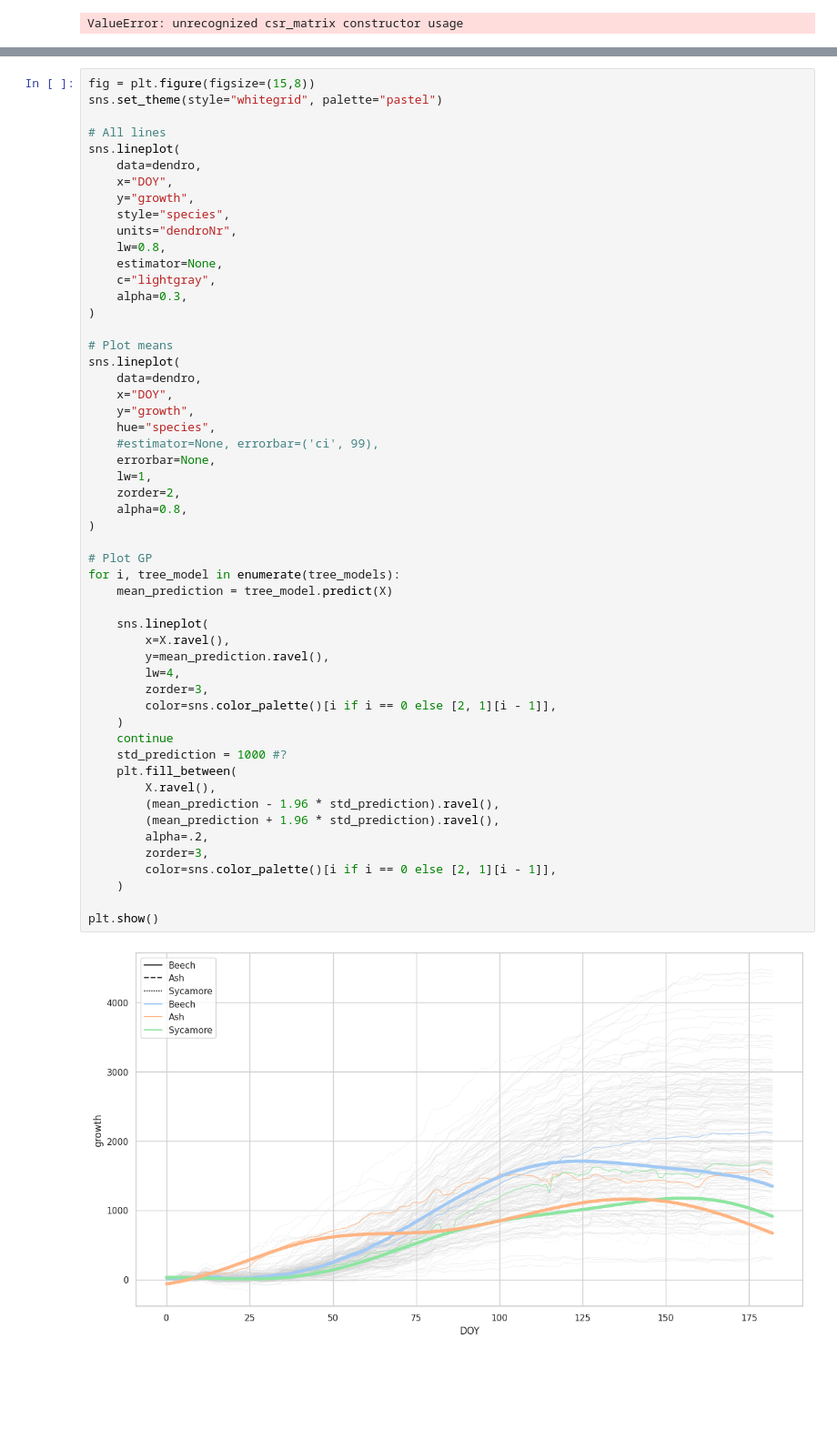
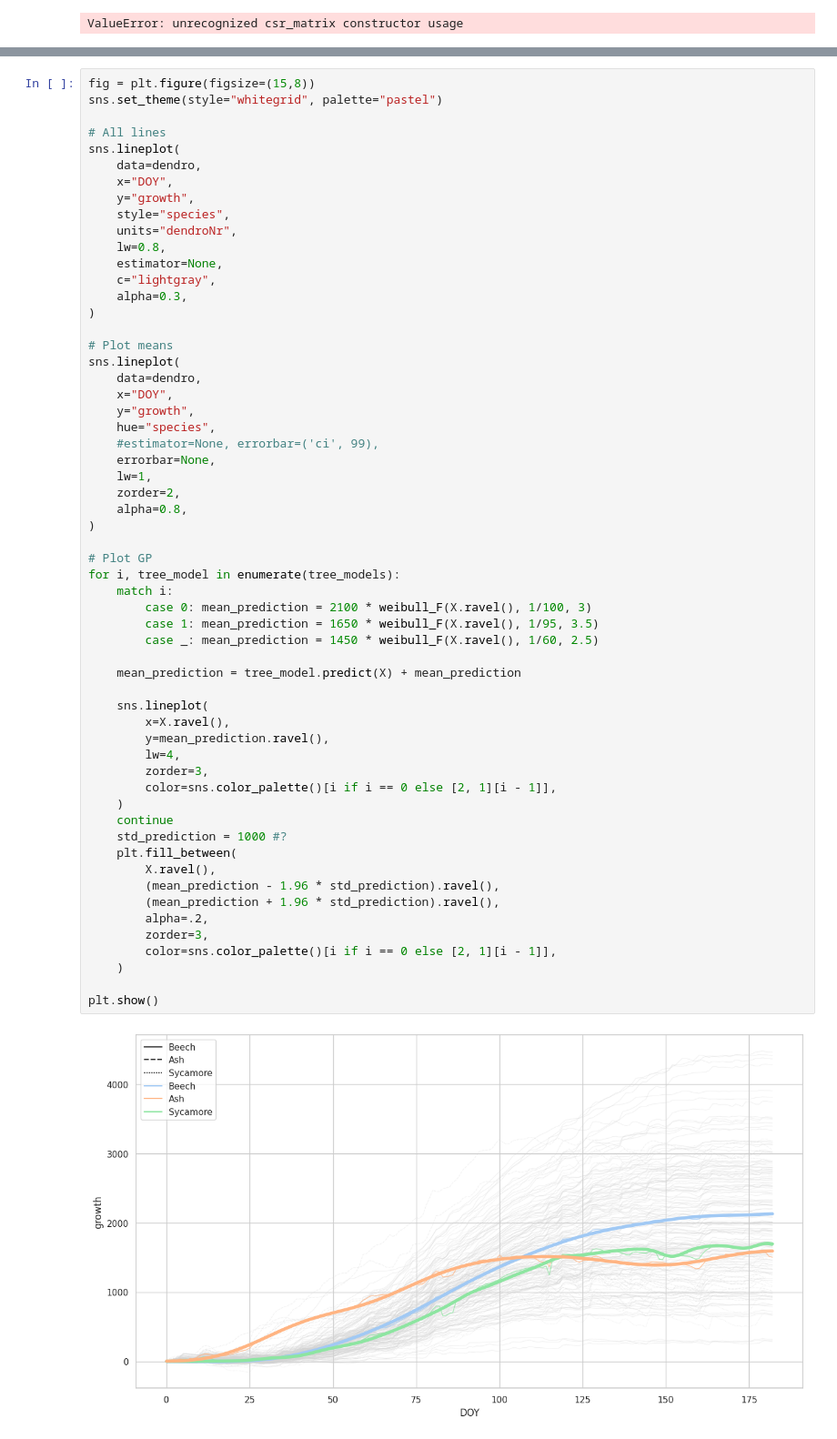
Before and after one commit to ItsNiklas/sparse-gaussian-processes, a Jupyter notebook: Trees.ipynb, the cells around one changed output, grey strips where cells are left out. Shown at 91% size. Saved outputs shown, nothing was run; the diff lists cells and outputs as text; blank space fills up the shorter version.

Commit message:
Weibull-pre fit for Tree Data

```diff
--- a/Trees.ipynb
+++ b/Trees.ipynb
@@ -111,32 +124,37 @@ sns.lineplot(
     #estimator=None, errorbar=('ci', 99),
     errorbar=None,
     lw=1,
     zorder=2,
     alpha=0.8,
 )
 
 # Plot GP
 for i, tree_model in enumerate(tree_models):
-    mean_prediction = tree_model.predict(X)
+    match i:
+        case 0: mean_prediction = 2100 * weibull_F(X.ravel(), 1/100, 3)
+        case 1: mean_prediction = 1650 * weibull_F(X.ravel(), 1/95, 3.5)
+        case _: mean_prediction = 1450 * weibull_F(X.ravel(), 1/60, 2.5)
+
+    mean_prediction = tree_model.predict(X) + mean_prediction
 
     sns.lineplot(
         x=X.ravel(),
         y=mean_prediction.ravel(),
         lw=4,
         zorder=3,
         color=sns.color_palette()[i if i == 0 else [2, 1][i - 1]],
     )
     continue
     std_prediction = 1000 #?
     plt.fill_between(
         X.ravel(),
         (mean_prediction - 1.96 * std_prediction).ravel(),
         (mean_prediction + 1.96 * std_prediction).ravel(),
         alpha=.2,
         zorder=3,
         color=sns.color_palette()[i if i == 0 else [2, 1][i - 1]],
     )
 
 plt.show()
 # %% [output]
-[figure, old version]
+[figure, new version]
```
Also changed, not shown: parts of 2 cells of this notebook, 1 other file.
